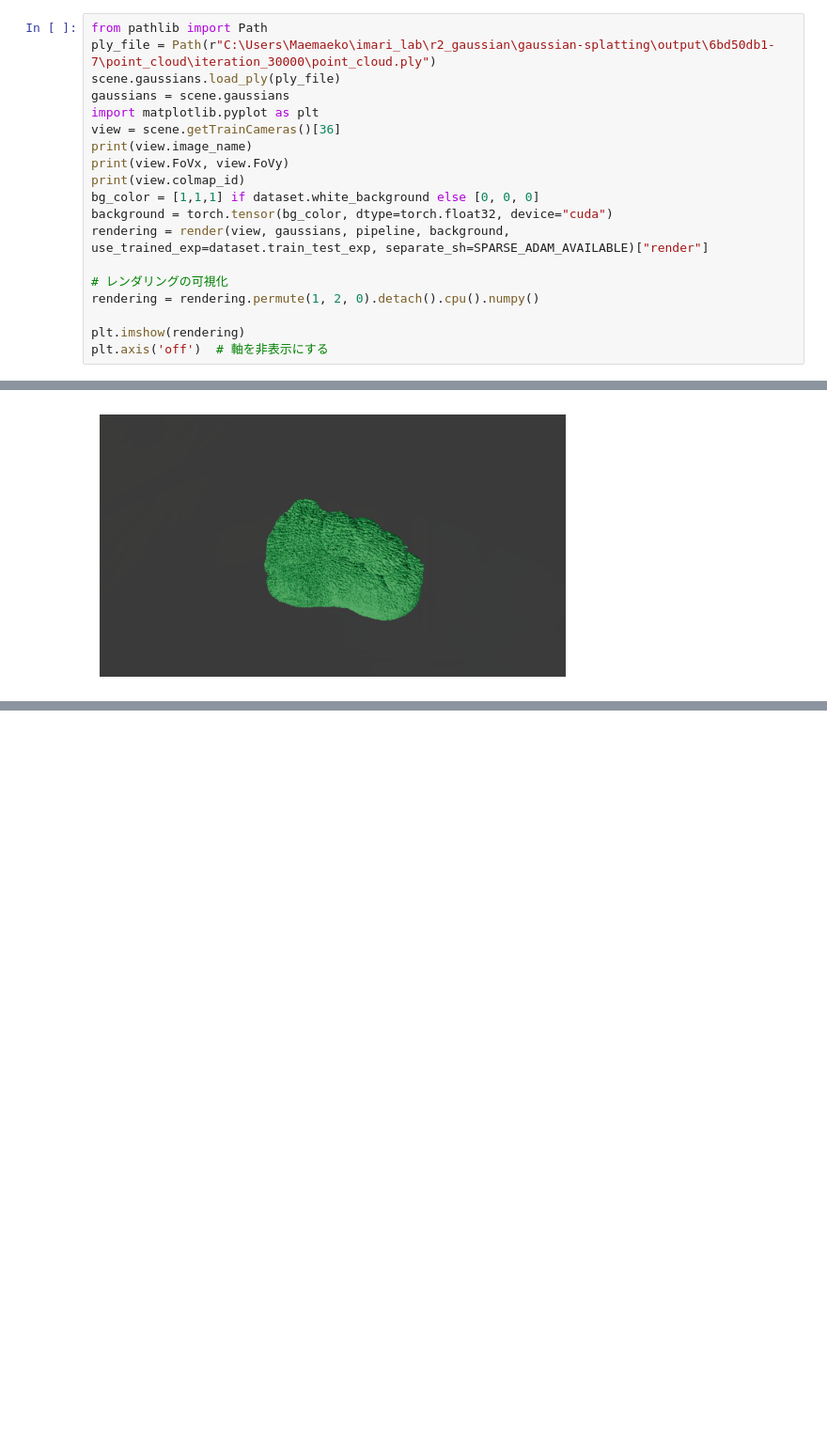
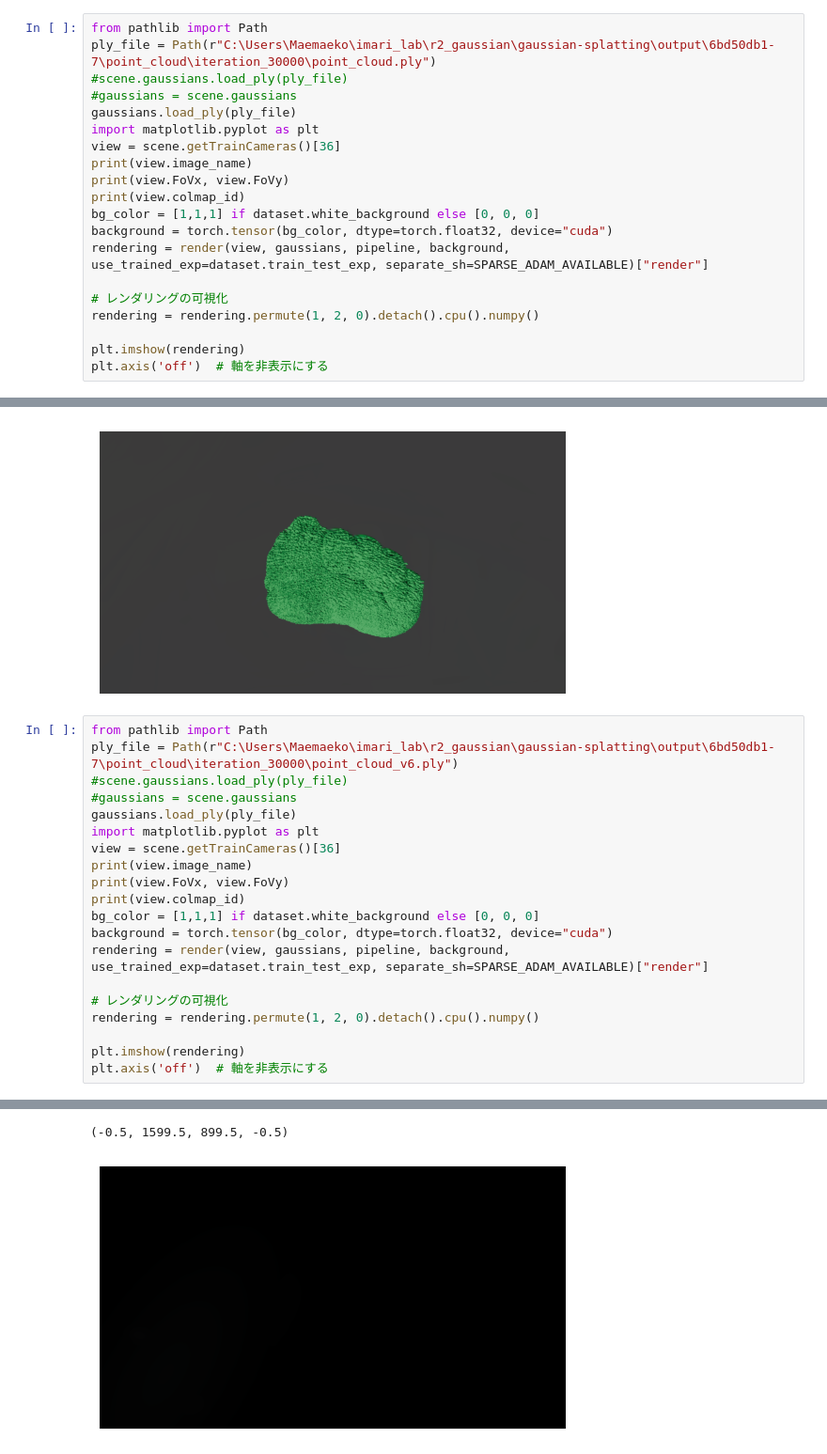
Before and after one commit to Maemaemaeko/r2_gaussian, a Jupyter notebook: volunme_slicing_display/visualize_gs.ipynb, the cells around one changed output, grey strips where cells are left out. Shown at 94% size. Cells and saved outputs as stored; diff of their text form; blank space fills up the shorter version.

Commit message:
integrate outer gaussian into camera system

```diff
--- a/volunme_slicing_display/visualize_gs.ipynb
+++ b/volunme_slicing_display/visualize_gs.ipynb
@@ -133,8 +133,9 @@ Loading Test Cameras
 # %%
 from pathlib import Path
 ply_file = Path(r"C:\Users\Maemaeko\imari_lab\r2_gaussian\gaussian-splatting\output\6bd50db1-7\point_cloud\iteration_30000\point_cloud.ply")
-scene.gaussians.load_ply(ply_file)
-gaussians = scene.gaussians
+#scene.gaussians.load_ply(ply_file)
+#gaussians = scene.gaussians
+gaussians.load_ply(ply_file)
 import matplotlib.pyplot as plt
 view = scene.getTrainCameras()[36]
 print(view.image_name)
@@ -155,3 +156,24 @@ plt.axis('off')  # 軸を非表示にする
 87
 (-0.5, 1599.5, 899.5, -0.5)
 [figure]
+# %%
+from pathlib import Path
+ply_file = Path(r"C:\Users\Maemaeko\imari_lab\r2_gaussian\gaussian-splatting\output\6bd50db1-7\point_cloud\iteration_30000\point_cloud_v6.ply")
+#scene.gaussians.load_ply(ply_file)
+#gaussians = scene.gaussians
+gaussians.load_ply(ply_file)
+import matplotlib.pyplot as plt
+view = scene.getTrainCameras()[36]
+print(view.image_name)
+print(view.FoVx, view.FoVy)
+print(view.colmap_id)
+bg_color = [1,1,1] if dataset.white_background else [0, 0, 0]
+background = torch.tensor(bg_color, dtype=torch.float32, device="cuda")
+rendering = render(view, gaussians, pipeline, background, use_trained_exp=dataset.train_test_exp, separate_sh=SPARSE_ADAM_AVAILABLE)["render"]
+
+# レンダリングの可視化
+rendering = rendering.permute(1, 2, 0).detach().cpu().numpy()
+
+plt.imshow(rendering)
+plt.axis('off')  # 軸を非表示にする
+# %% [output]
@@ -157,0 +183,2 @@ plt.axis('off')  # 軸を非表示にする
+(-0.5, 1599.5, 899.5, -0.5)
+[figure, added]
```
Also changed, not shown: parts of 2 cells of this notebook, 3 other files.
